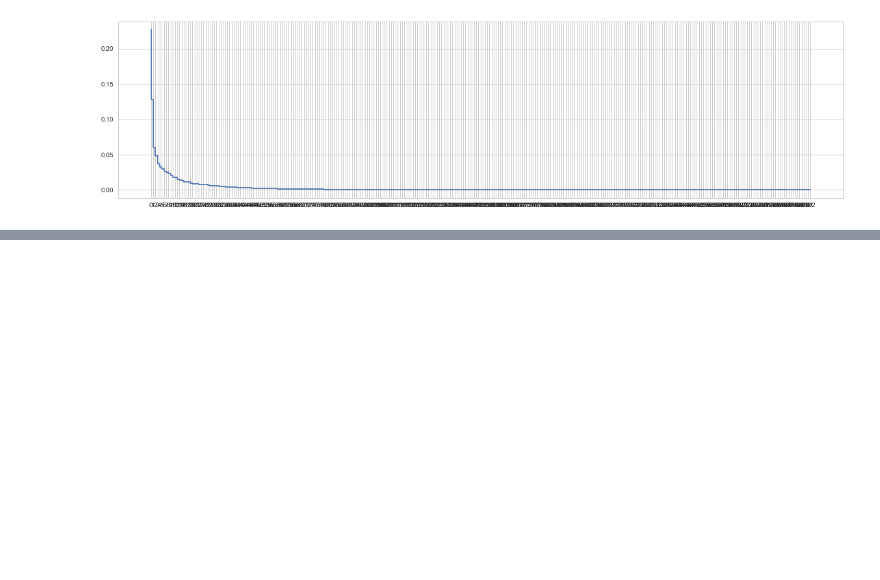
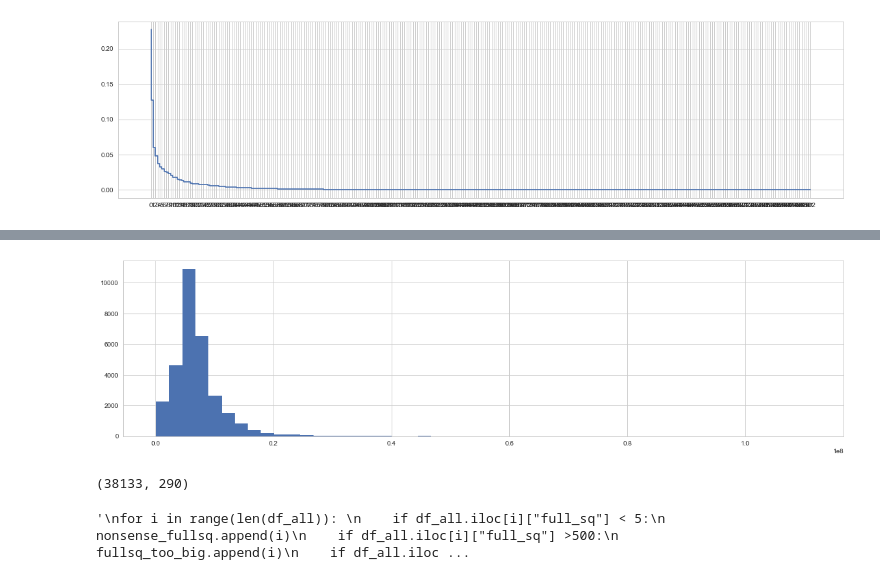
Before and after one commit to IEtoI/Capstone, a Jupyter notebook: CapstoneHousingPricePrediction_xgboost.ipynb, the cells around one changed output, grey strips where cells are left out. Cells and saved outputs as stored; diff of their text form; code cells hidden in the pictures; blank space fills up the shorter version.

```diff
--- a/CapstoneHousingPricePrediction_xgboost.ipynb
+++ b/CapstoneHousingPricePrediction_xgboost.ipynb
@@ -1556,0 +1559,6 @@ Name: product_type, Length: 24376, dtype: object
+# %%
+df_train = pd.read_csv("train.csv", parse_dates=['timestamp'])
+df_test = pd.read_csv("test.csv", parse_dates=['timestamp'])
+df_macro = pd.read_csv("macro.csv", parse_dates=['timestamp'], usecols=['timestamp'] + macro_cols)
+
+df_train.head()
@@ -1556,0 +1573,50 @@ Name: product_type, Length: 24376, dtype: object
+# %%
+ax = df_train['price_doc'].hist(bins=50)
+# %% [output]
+[figure, added]
+# %%
+# ylog will be log(1+y), as suggested by https://github.com/dmlc/xgboost/issues/446#issuecomment-135555130
+ylog_train_all = np.log1p(df_train['price_doc'].values)
+id_test = df_test['id']
+
+df_train.drop(['id', 'price_doc'], axis=1, inplace=True)
+df_test.drop(['id'], axis=1, inplace=True)
+
+# Build df_all = (df_train+df_test).join(df_macro)
+num_train = len(df_train)
+df_all = pd.concat([df_train, df_test])
+#df_all = pd.merge_ordered(df_all, df_macro, on='timestamp', how='left')
+print(df_all.shape)
+
+nonsense_fullsq = []
+fullsq_too_big = []
+kitchen_too_big = []
+kitchen_too_small = []
+life_too_big = []
+no_life = []
+fullsq_lifesq_ratio = []
+test = []
+"""
+for i in range(len(df_all)):
+    if df_all.iloc[i]["full_sq"] < 5:
+        nonsense_fullsq.append(i)
+    if df_all.iloc[i]["full_sq"] >500:
+        fullsq_too_big.append(i)
+    if df_all.iloc[i]["life_sq"] > df_all.iloc[i]["full_sq"] or\
+    df_all.iloc[i]["life_sq"] > 500:
+        life_too_big.append(i)
+    if df_all.iloc[i]["life_sq"] < 5:
+        no_life.append(i)
+    if df_all.iloc[i]["kitch_sq"] >= df_all.iloc[i]["full_sq"] or\
+    (df_all.iloc[i]["kitch_sq"] >= df_all.iloc[i]["life_sq"] and df_all.iloc[i]["life_sq"] > 5):
+        kitchen_too_big.append(i)
+    if (df_all.iloc[i]["kitch_sq"] <= 1 and df_all.iloc[i]["full_sq"] <= 15) or\
+    df_all.iloc[i]["kitch_sq"] < 2:
+        kitchen_too_small.append(i)
+    if df_all.iloc[i]["full_sq"] > 0 and df_all.iloc[i]["life_sq"] > 0:
+        if df_all.iloc[i]["life_sq"]/df_all.iloc[i]["full_sq"] < 0.4:
+            fullsq_lifesq_ratio.append(i)
+"""
+# %% [output]
+(38133, 290)
+'\nfor i in range(len(df_all)): \n    if df_all.iloc[i]["full_sq"] < 5:\n        nonsense_fullsq.append(i)\n    if df_all.iloc[i]["full_sq"] >500:\n        fullsq_too_big.append(i)\n    if df_all.iloc ...
```
Also changed, not shown: parts of 43 cells of this notebook.
